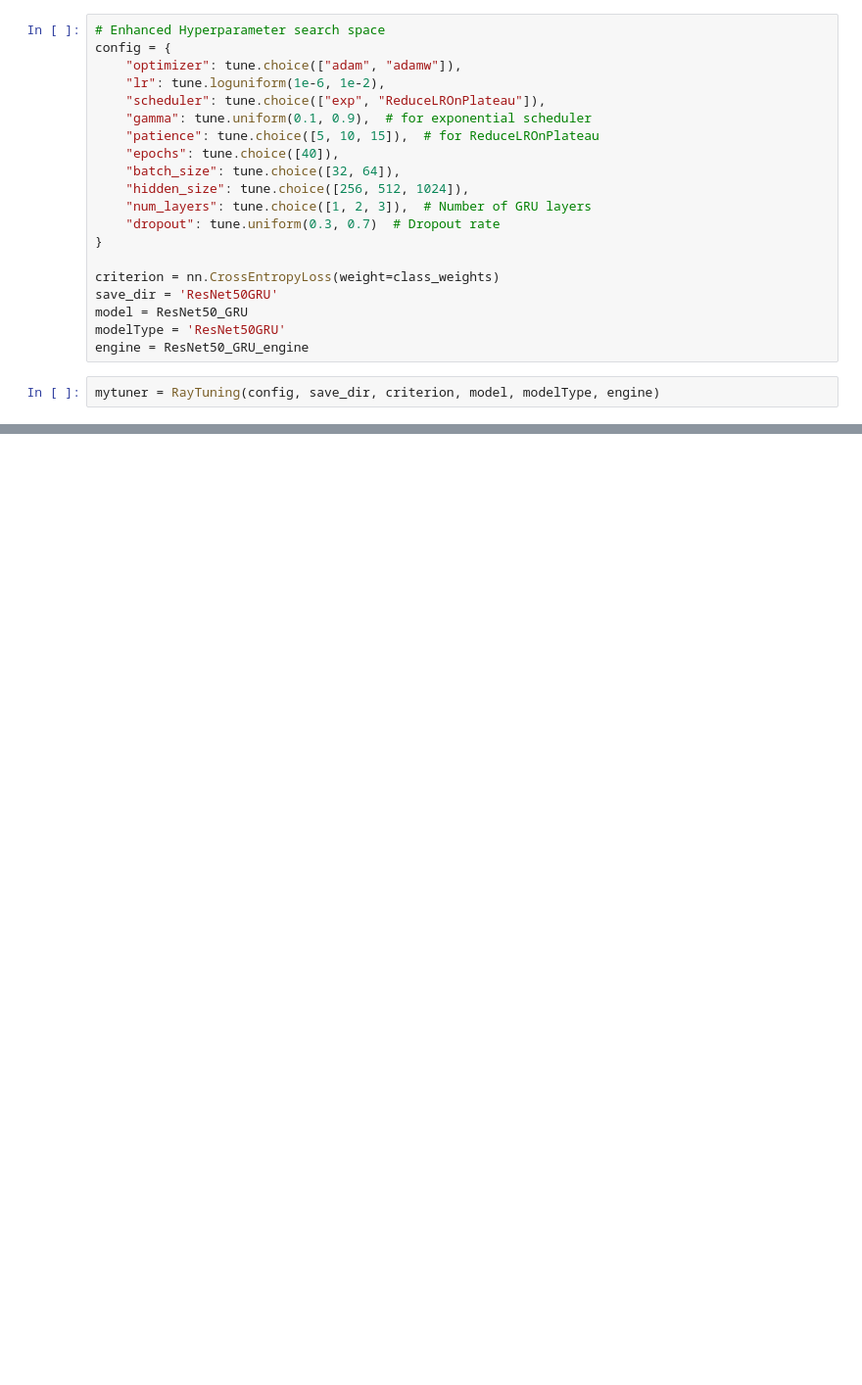
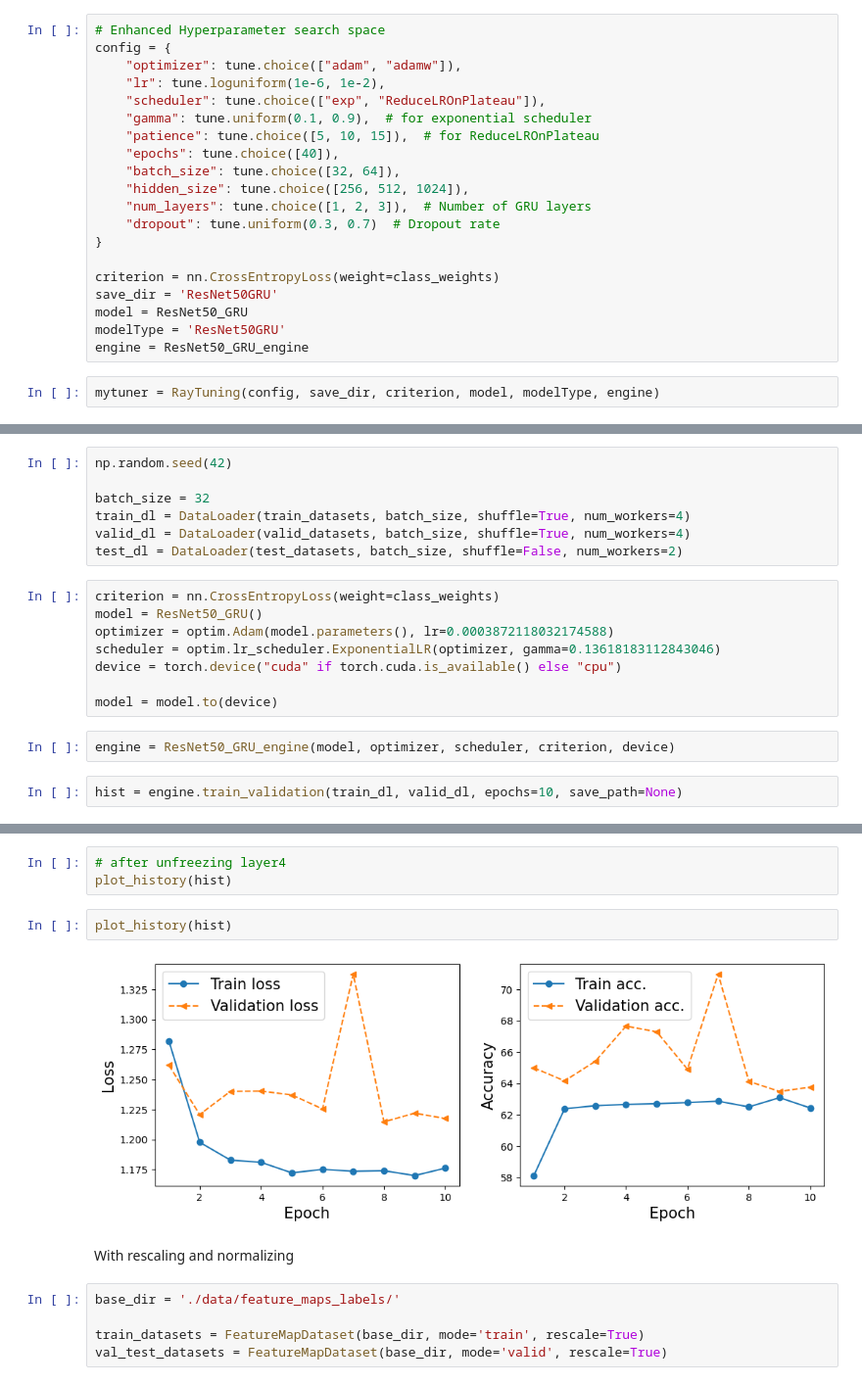
Before and after one commit to EsosaOrumwese/Msc_Research_Project_Multi-Task-Learning_CNN-GRU-biLSTM, a Jupyter notebook: driver_identification_singletask.ipynb, the cells around one changed output, grey strips where cells are left out. Shown at 98% size. Drawn from its saved outputs; the diff is of its cells as text; blank space fills up the shorter version.

Commit message:
Still trying to find the right architecture that isn't overfitting. Decided to unfreeze the last layer of ResNet50. Will test after this commit

```diff
--- a/driver_identification_singletask.ipynb
+++ b/driver_identification_singletask.ipynb
@@ -274,0 +316,19 @@ Trial Status
+# %%
+np.random.seed(42)
+
+batch_size = 32
+train_dl = DataLoader(train_datasets, batch_size, shuffle=True, num_workers=4)
+valid_dl = DataLoader(valid_datasets, batch_size, shuffle=True, num_workers=4)
+test_dl = DataLoader(test_datasets, batch_size, shuffle=False, num_workers=2)
+# %%
+criterion = nn.CrossEntropyLoss(weight=class_weights)
+model = ResNet50_GRU()
+optimizer = optim.Adam(model.parameters(), lr=0.0003872118032174588)
+scheduler = optim.lr_scheduler.ExponentialLR(optimizer, gamma=0.13618183112843046)
+device = torch.device("cuda" if torch.cuda.is_available() else "cpu")
+
+model = model.to(device)
+# %%
+engine = ResNet50_GRU_engine(model, optimizer, scheduler, criterion, device)
+# %%
+hist = engine.train_validation(train_dl, valid_dl, epochs=10, save_path=None)
@@ -274,0 +346,14 @@ Trial Status
+# %%
+# after unfreezing layer4
+plot_history(hist)
+# %%
+plot_history(hist)
+# %% [output]
+[figure, added]
+# %% [markdown]
+With rescaling and normalizing
+# %%
+base_dir = './data/feature_maps_labels/'
+
+train_datasets = FeatureMapDataset(base_dir, mode='train', rescale=True)
+val_test_datasets = FeatureMapDataset(base_dir, mode='valid', rescale=True)
```
Also changed, not shown: parts of 22 cells of this notebook, 2 other files.
